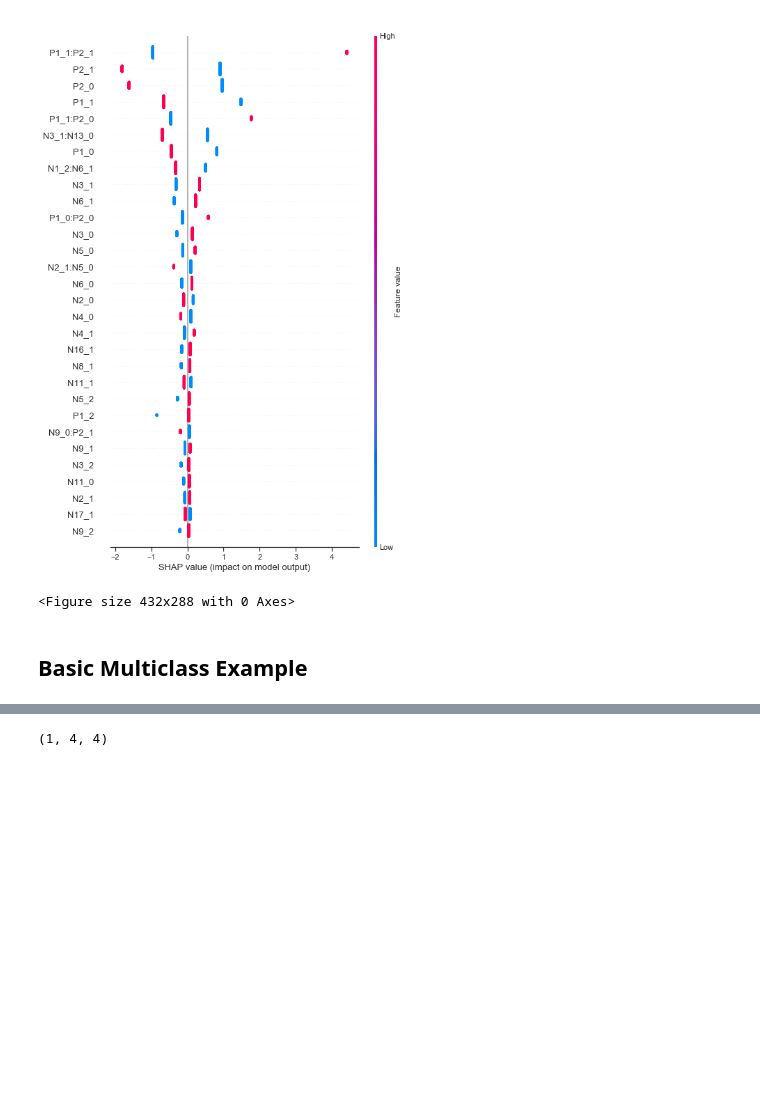
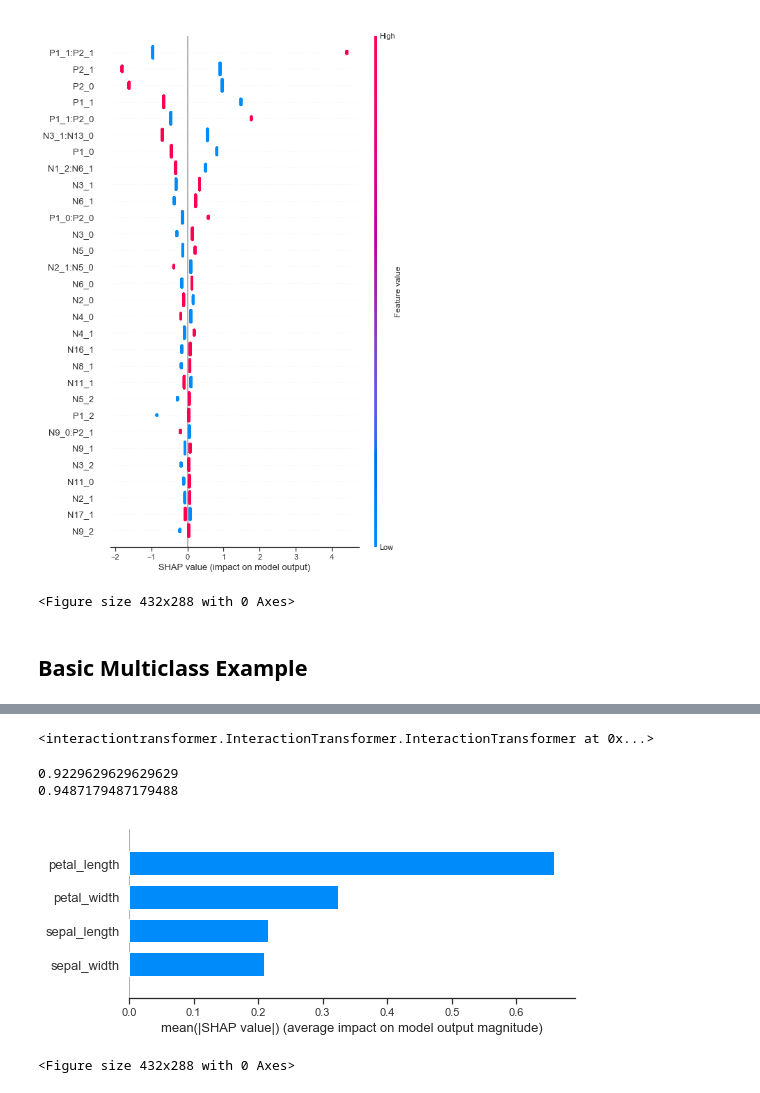
Before and after one commit to jlevy44/InteractionTransformer, a Jupyter notebook: demos/InteractionTransformerPythonDemo.ipynb, the cells around one changed output, grey strips where cells are left out. Cells and saved outputs as stored; diff of their text form; code cells hidden in the pictures; blank space fills up the shorter version.

```diff
--- a/demos/InteractionTransformerPythonDemo.ipynb
+++ b/demos/InteractionTransformerPythonDemo.ipynb
@@ -161,4 +159,0 @@ shap_vals=pickle.load(open('shap_test.pkl','rb'))
-# %%
-shap_vals[0].shape
-# %% [output]
-(1, 4, 4)
@@ -164,0 +163,5 @@ shap_vals[0].shape
+# %%
+transformer=InteractionTransformer(XGBClassifier(random_state=42),max_train_test_samples=1000,mode_interaction_extract=int(np.sqrt(X_train.shape[1])), cv_scoring='f1')
+transformer.fit(X_train,y_train)
+# %% [output]
+<interactiontransformer.InteractionTransformer.InteractionTransformer at 0x...>
@@ -164,0 +171,14 @@ shap_vals[0].shape
+# %%
+xgb=XGBClassifier(random_state=42).fit(X_train,y_train)
+lr2=LogisticRegression(random_state=42,class_weight='balanced').fit(X_train2,y_train)
+
+print(f1_score(y_test,xgb.predict(X_test),average='macro'))
+print(f1_score(y_test,lr2.predict(X_test2),average='macro'))
+# %% [output]
+0.9229629629629629
+0.9487179487179488
+# %%
+shap_xgb2=run_shap(X_train, X_test, xgb, model_type='tree', explainer_options={}, get_shap_values_options=dict(approximate=True), overall=True, savefile='../test_data/epistasis.xgb.shap.png')
+# %% [output]
+[figure, added]
+<Figure size 432x288 with 0 Axes>
```
Also changed, not shown: parts of 6 cells of this notebook.
